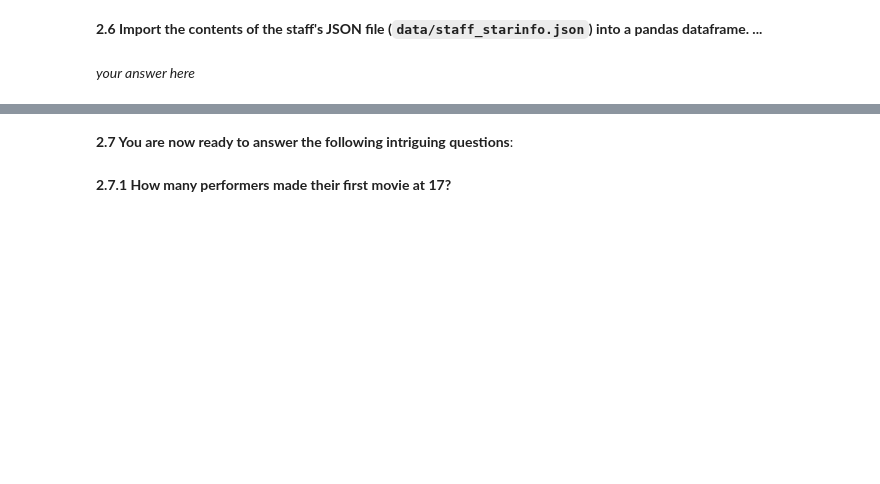
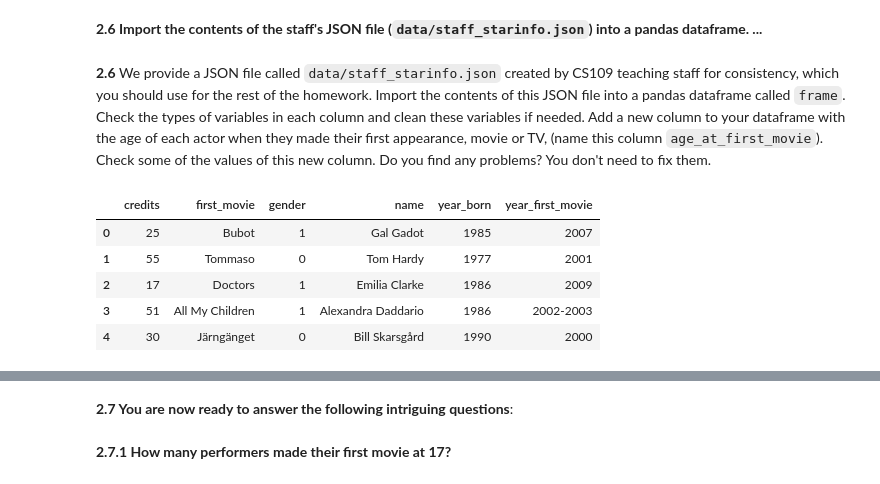
Before and after one commit to JoshFeldman95/AM209a, a Jupyter notebook: hw1/cs109a_hw1.ipynb, the cells around one changed output, grey strips where cells are left out. Saved outputs shown, nothing was run; the diff lists cells and outputs as text; code cells hidden in the pictures; blank space fills up the shorter version.

```diff
--- a/hw1/cs109a_hw1.ipynb
+++ b/hw1/cs109a_hw1.ipynb
@@ -564,4 +755,15 @@ star_table
 # %% [markdown]
 **2.6 Import the contents of the staff's JSON file (`data/staff_starinfo.json`) into a pandas dataframe. ...**
+# %% [markdown]
+**2.6** We provide a JSON file called `data/staff_starinfo.json` created by CS109 teaching staff for consistency, which you should use for the rest of the homework. Import the contents of this JSON file  into a pandas dataframe called `frame`. Check the types of variables in each column and clean these variables if needed. Add a new column to your dataframe with the age of each actor when they made their first appearance, movie or TV, (name this column `age_at_first_movie`). Check some of the values of this new column. Do you find any problems? You don't need to fix them.
 # %%
 # your code here
+frame = pd.read_json('./data/staff_starinfo.json')
+frame.head()
+# %% [output]
+|  | credits | first_movie | gender | name | year_born | year_first_movie |
+| 0 | 25 | Bubot | 1 | Gal Gadot | 1985 | 2007 |
+| 1 | 55 | Tommaso | 0 | Tom Hardy | 1977 | 2001 |
+| 2 | 17 | Doctors | 1 | Emilia Clarke | 1986 | 2009 |
+| 3 | 51 | All My Children | 1 | Alexandra Daddario | 1986 | 2002-2003 |
+| 4 | 30 | Järngänget | 0 | Bill Skarsgård | 1990 | 2000 |
@@ -574,2 +769,0 @@ star_table
-# %% [markdown]
-*your answer here*
```
Also changed, not shown: parts of 46 cells of this notebook, 2 other files.
